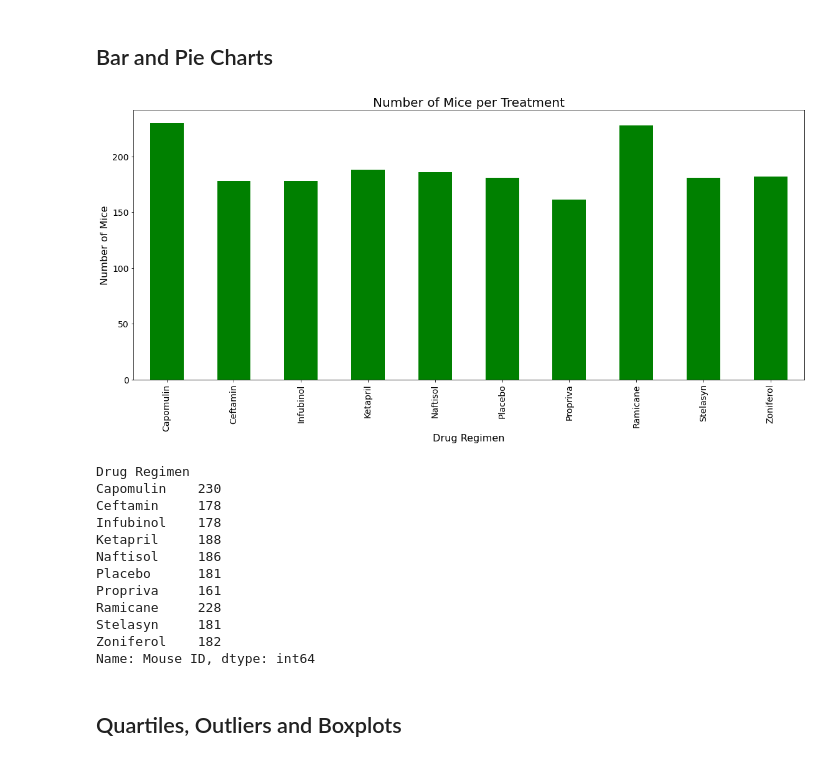
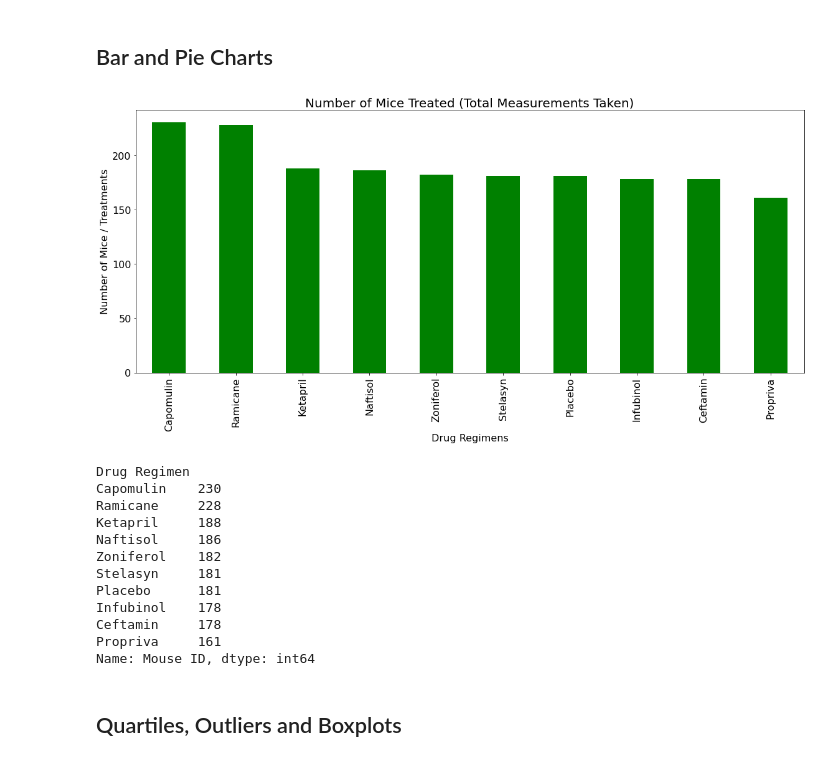
Before and after one commit to josephchancey/pharma-scc-analysis, a Jupyter notebook: pharmaceutical_analysis.ipynb, the cells around one changed output. Drawn from its saved outputs; the diff is of its cells as text; code cells hidden in the pictures.

Commit message:
Add ascending sort to regimen plot

```diff
--- a/pharmaceutical_analysis.ipynb
+++ b/pharmaceutical_analysis.ipynb
@@ -155,31 +155,32 @@ summary_regimen_table_agg
 # %%
 # Generate a bar plot showing the total number of measurements taken on each drug regimen using pandas.
 mice_group_count = merged_data.groupby(["Drug Regimen"]).count()["Mouse ID"]
 
+mice_group_count = mice_group_count.sort_values(ascending=False)
 
-pandas_bar = mice_group_count.plot.bar(figsize=(16,8), color='g',fontsize = 14)
-mice_group_count
-plt.xlabel("Drug Regimen",fontsize = 16)
-plt.ylabel("Number of Mice",fontsize = 16)
-plt.title("Number of Mice per Treatment",fontsize = 20)
+pandas_bar = mice_group_count.plot(kind="bar", figsize=(16,8), color='g', fontsize = 16)
+
+plt.xlabel("Drug Regimens", fontsize = 16)
+plt.ylabel("Number of Mice / Treatments", fontsize = 16)
+plt.title("Number of Mice Treated (Total Measurements Taken)", fontsize = 20)
 
 plt.tight_layout()
 plt.show()
 
 mice_group_count
 # %% [output]
-[figure, old version]
+[figure, new version]
 Drug Regimen
 Capomulin    230
-Ceftamin     178
-Infubinol    178
+Ramicane     228
 Ketapril     188
 Naftisol     186
+Zoniferol    182
+Stelasyn     181
 Placebo      181
+Infubinol    178
+Ceftamin     178
 Propriva     161
-Ramicane     228
-Stelasyn     181
-Zoniferol    182
 Name: Mouse ID, dtype: int64
 # %%
 # Generate a bar plot showing the total number of measurements taken on each drug regimen using pyplot.
```
